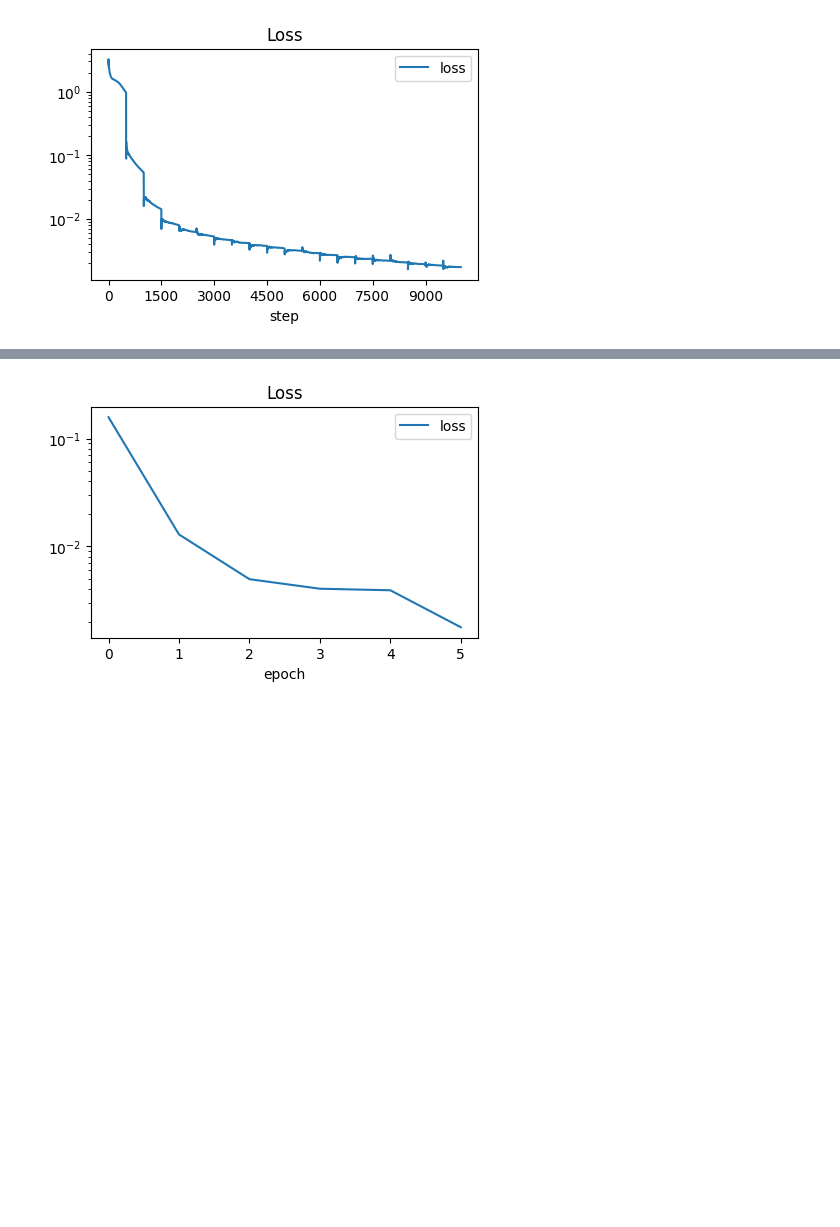
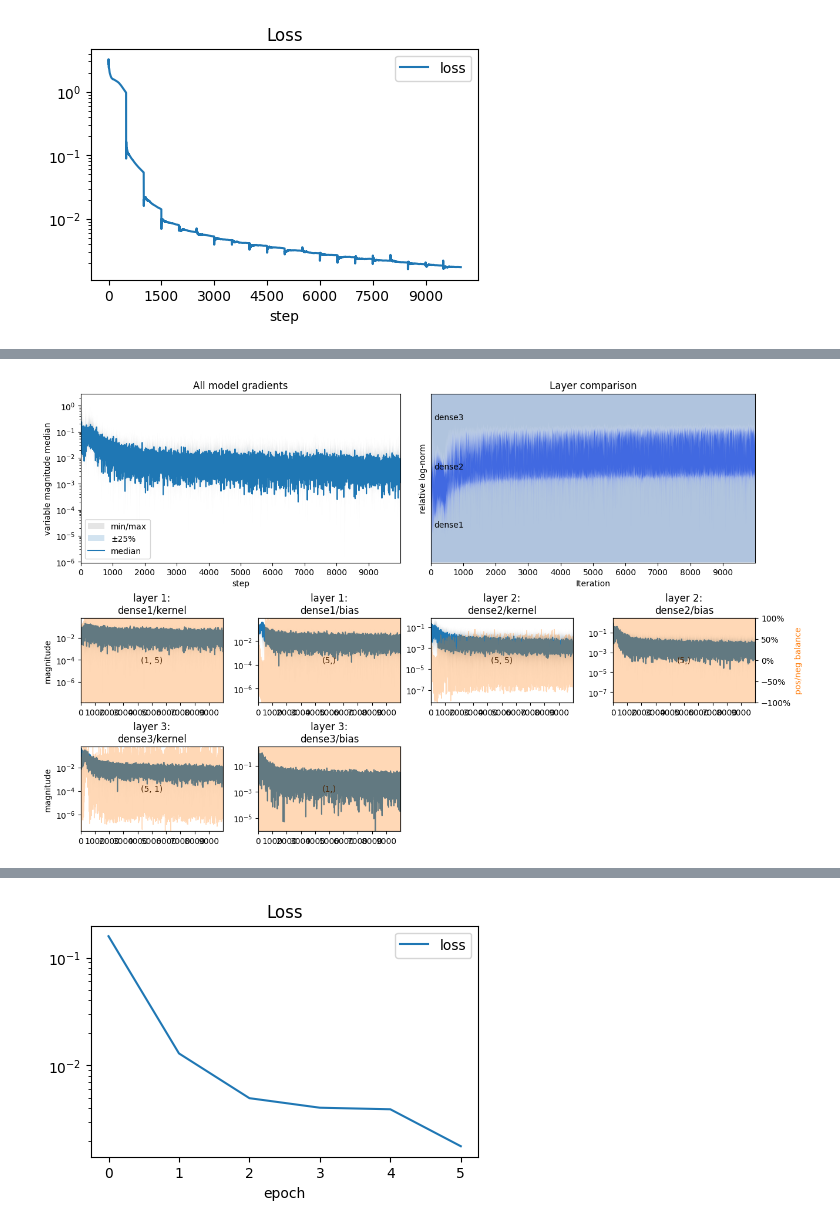
Before and after one commit to malcolmlett/ml-learning, a Jupyter notebook: Learning_visualisations_v18_oscillations.ipynb, the cells around one changed output, grey strips where cells are left out. Saved outputs shown, nothing was run; the diff lists cells and outputs as text; code cells hidden in the pictures; blank space fills up the shorter version.

```diff
--- a/Learning_visualisations_v18_oscillations.ipynb
+++ b/Learning_visualisations_v18_oscillations.ipynb
@@ -120,0 +200,4 @@ tinstr.plot_train_history(history, per_step=True)
+# %%
+tinstr.plot_value_history(step_gradients)
+# %% [output]
+[figure, added]
```
Also changed, not shown: parts of 25 cells of this notebook.
